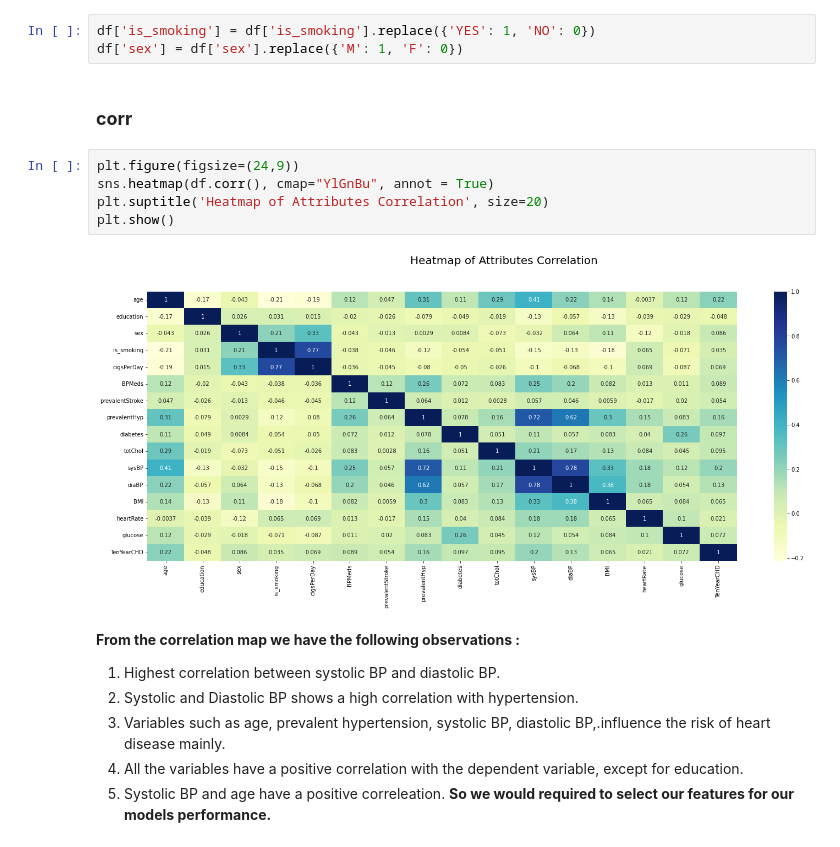
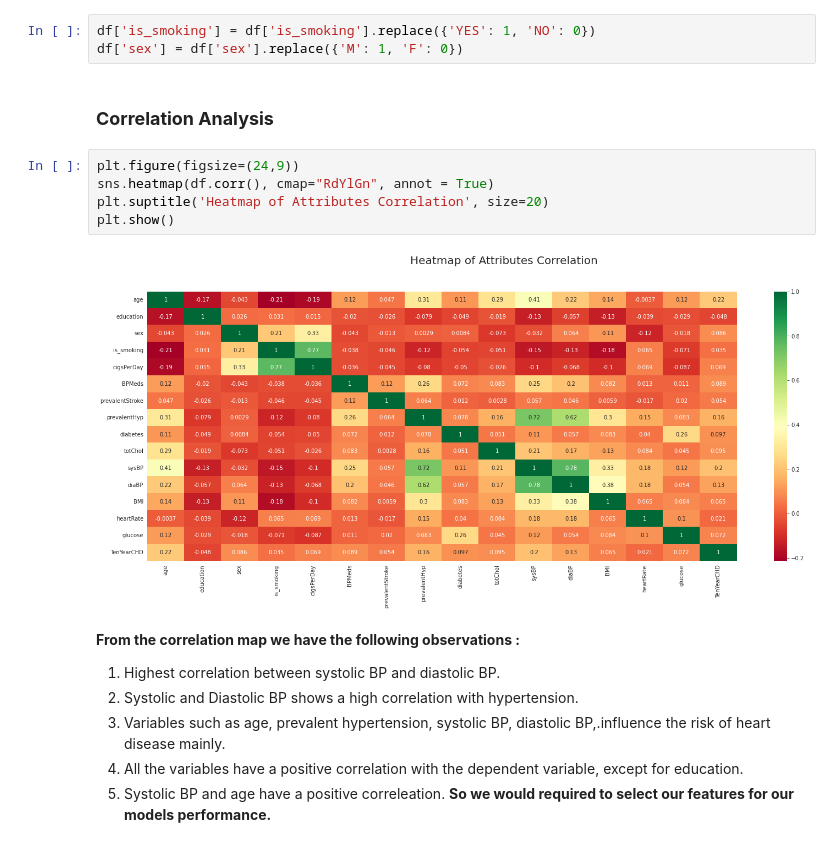
Before and after one commit to NavedMansuri/Cardiovascular-Risk-Prediction, a Jupyter notebook: Cardiovascular_Risk_Prediction_Capstone_Project_By_Naved_.ipynb, the cells around one changed output. Cells and saved outputs as stored; diff of their text form.

```diff
--- a/Cardiovascular_Risk_Prediction_Capstone_Project_By_Naved_.ipynb
+++ b/Cardiovascular_Risk_Prediction_Capstone_Project_By_Naved_.ipynb
@@ -490,15 +492,15 @@ Text(0.5, 1.0, 'Age group and Number of Smokers.')
 # %%
 df['is_smoking'] = df['is_smoking'].replace({'YES': 1, 'NO': 0})
 df['sex'] = df['sex'].replace({'M': 1, 'F': 0})
-# %% [markdown]
-### **corr**
+# %% [markdown]
+### **Correlation Analysis**
 # %%
 plt.figure(figsize=(24,9))
-sns.heatmap(df.corr(), cmap="YlGnBu", annot = True)
+sns.heatmap(df.corr(), cmap="RdYlGn", annot = True)
 plt.suptitle('Heatmap of Attributes Correlation', size=20)
 plt.show()
 # %% [output]
-[figure, old version]
+[figure, new version]
 # %% [markdown]
 **From the correlation map we have the following observations :**
 1. Highest correlation between systolic BP and diastolic BP.
```
Also changed, not shown: parts of 76 cells of this notebook.
